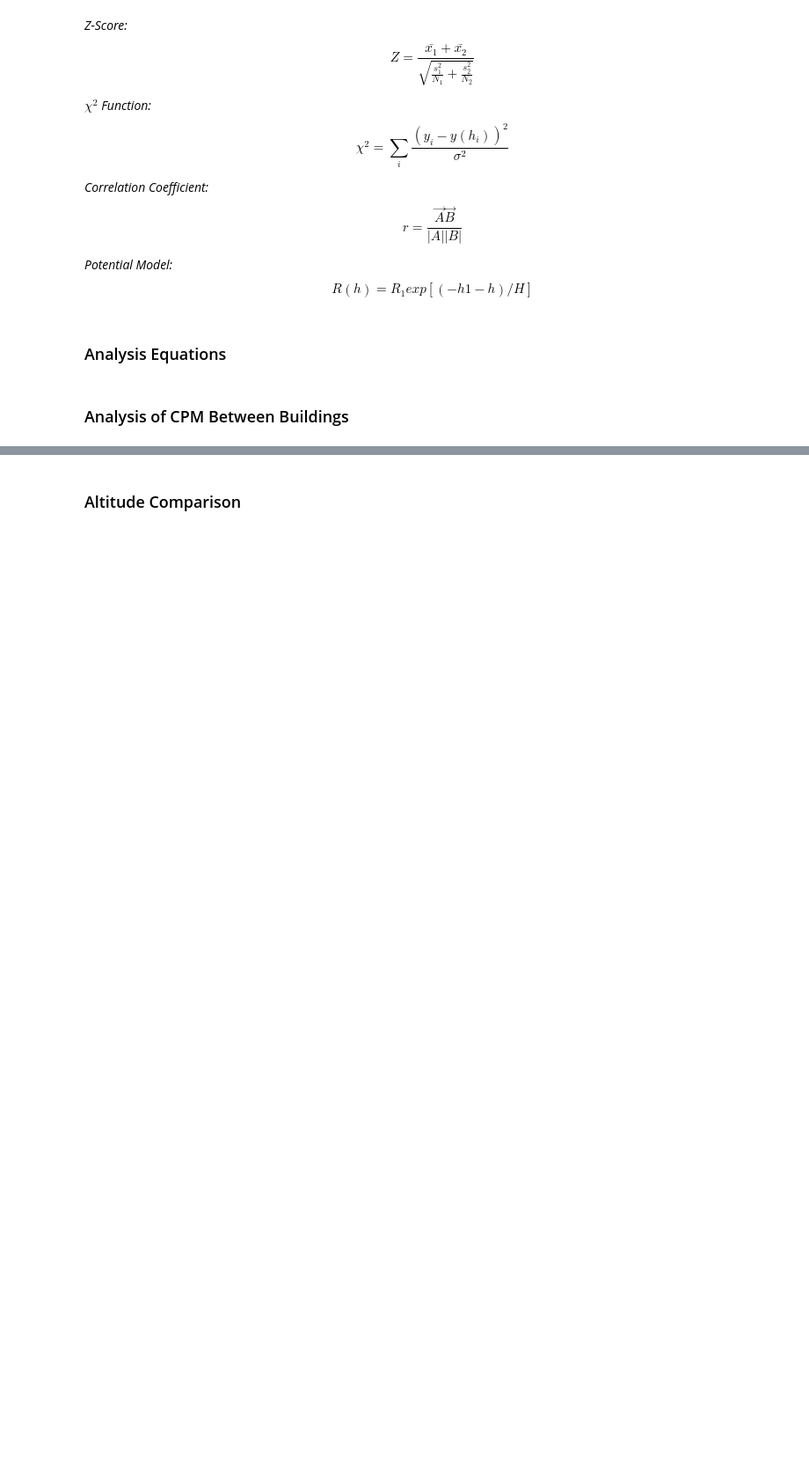
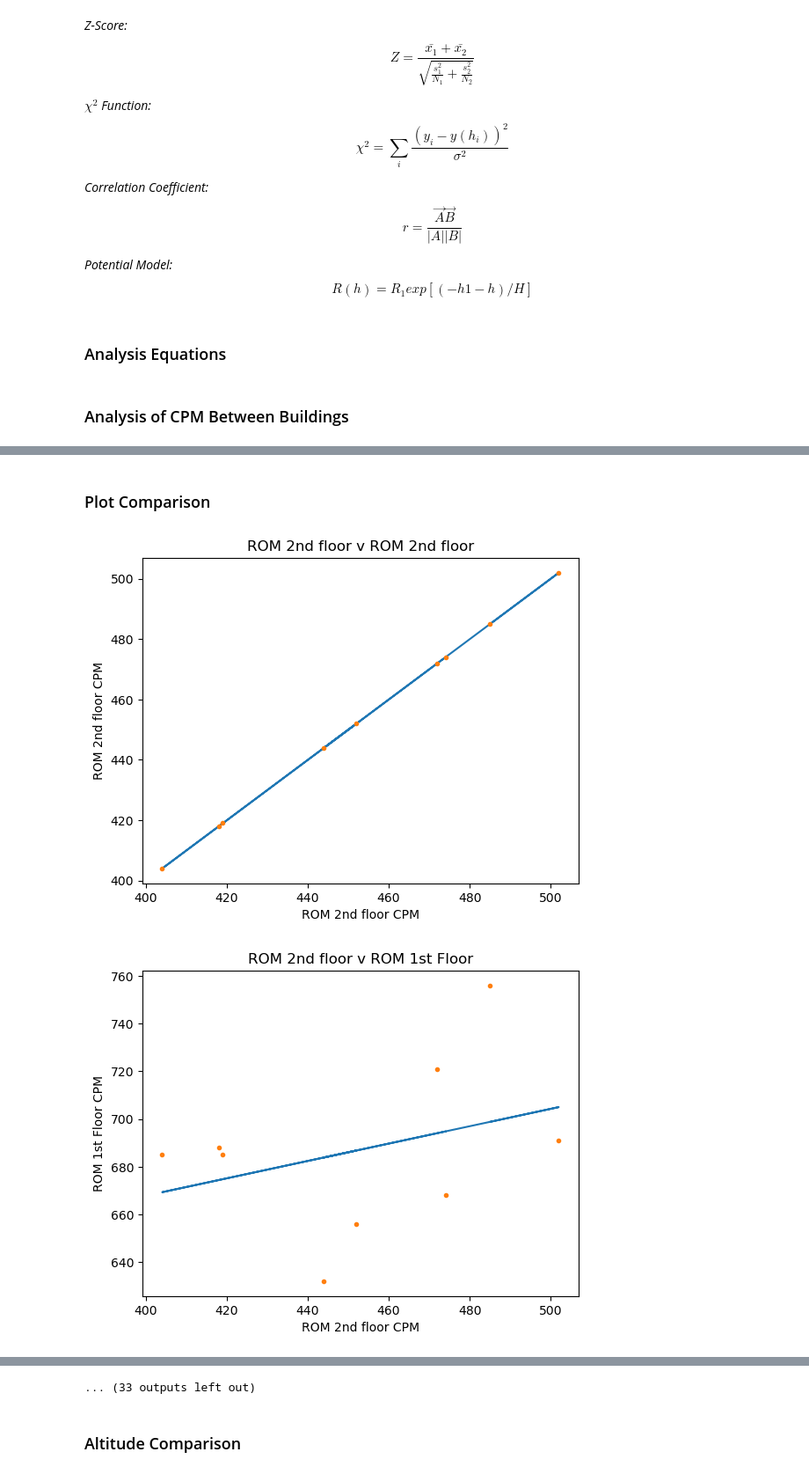
Before and after one commit to Slickpic1/PH336, a Jupyter notebook: Jupyter Files/FinalProject/FinalProject.ipynb, the cells around one changed output, grey strips where cells are left out. Shown at 88% size. Cells and saved outputs as stored; diff of their text form; code cells hidden in the pictures; blank space fills up the shorter version.

Commit message:
Updated the code with the start of the comparison for the altitude.

```diff
--- a/Jupyter Files/FinalProject/FinalProject.ipynb
+++ b/Jupyter Files/FinalProject/FinalProject.ipynb
@@ -411,0 +221,44 @@ ValueError: array must not contain infs or NaNs
+# %% [markdown]
+### Plot Comparison
+# %%
+def y(x,b,m):
+    return m*x + b
+
+def PlotData(compared_data_list):
+    for compared_data in compared_data_list:
+        x1_array = compared_data.location_data_1.data
+        x2_array = compared_data.location_data_2.data
+
+
+        coeff,discard = curve_fit(y,x1_array,x2_array)
+        m = coeff[0]
+        b = coeff[1]
+        y_points = []
+        for x in x1_array:
+            y_points.append(y(x,m,b))
+
+        plt.title(f"{compared_data.location_data_1.location} v {compared_data.location_data_2.location}")
+        plt.xlabel(f"{compared_data.location_data_1.location} CPM")
+        plt.ylabel(f"{compared_data.location_data_2.location} CPM")
+        plt.plot(x1_array,y_points)
+        plt.plot(x1_array,x2_array,'.')
+        plt.show()
+
+def main2():
+    #Read all location data from file and put into a list of location data
+    location_data_list = read_geiger_data("random_geiger_data_1.csv")
+
+    #Compare all the location data
+    compared_data_list = compare_data(location_data_list)
+
+    #Export our data to
+    export_data_to_csv("compared_data.csv",compared_data_list)
+
+    PlotData(compared_data_list)
+
+    #display_data()
+
+main2()
+# %% [output]
+[figure, added]
+[figure, added]
@@ -412,3 +275,4 @@ ValueError: array must not contain infs or NaNs
+... (33 outputs left out)
 # %% [markdown]
 ### Altitude Comparison
 # %%
```
Also changed, not shown: parts of 4 cells of this notebook, 2 other files.
